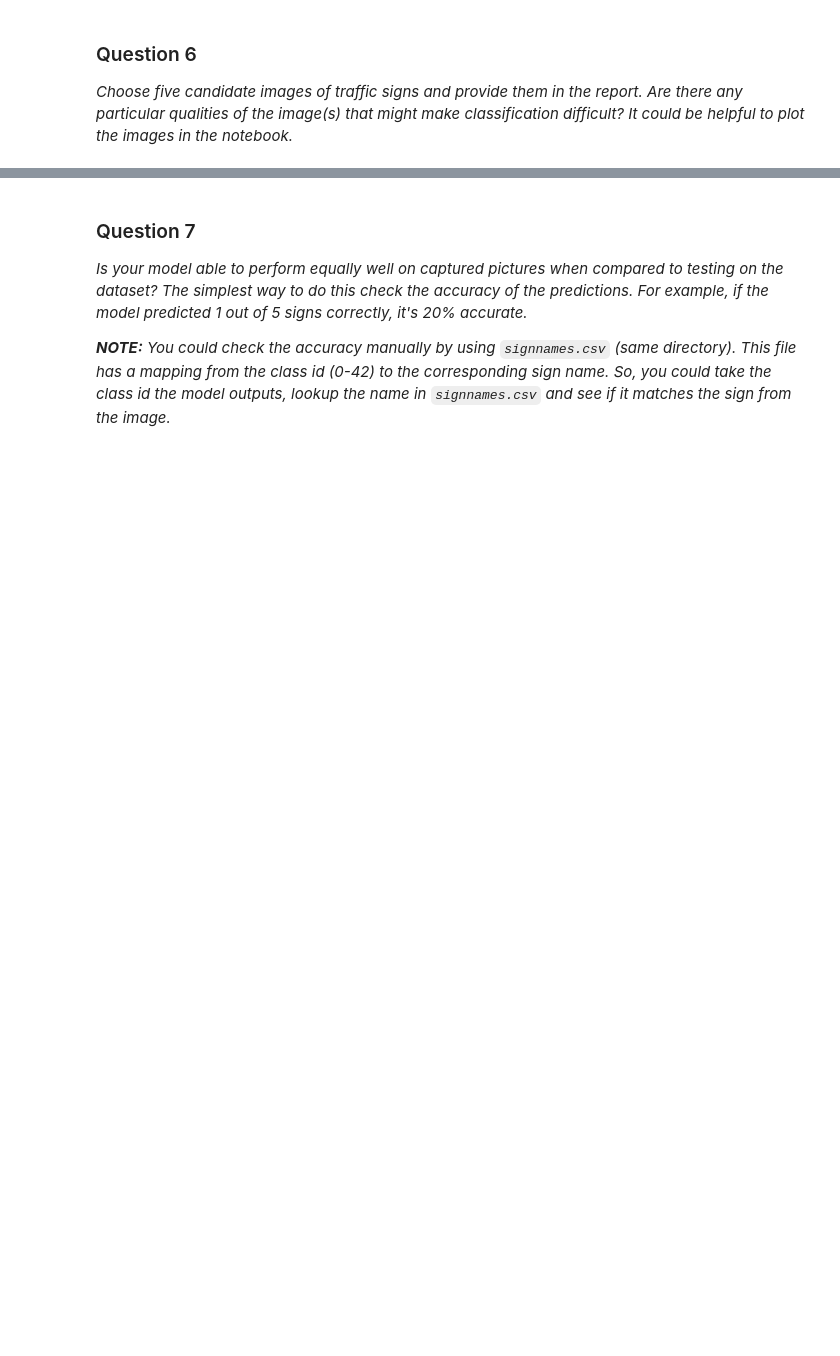
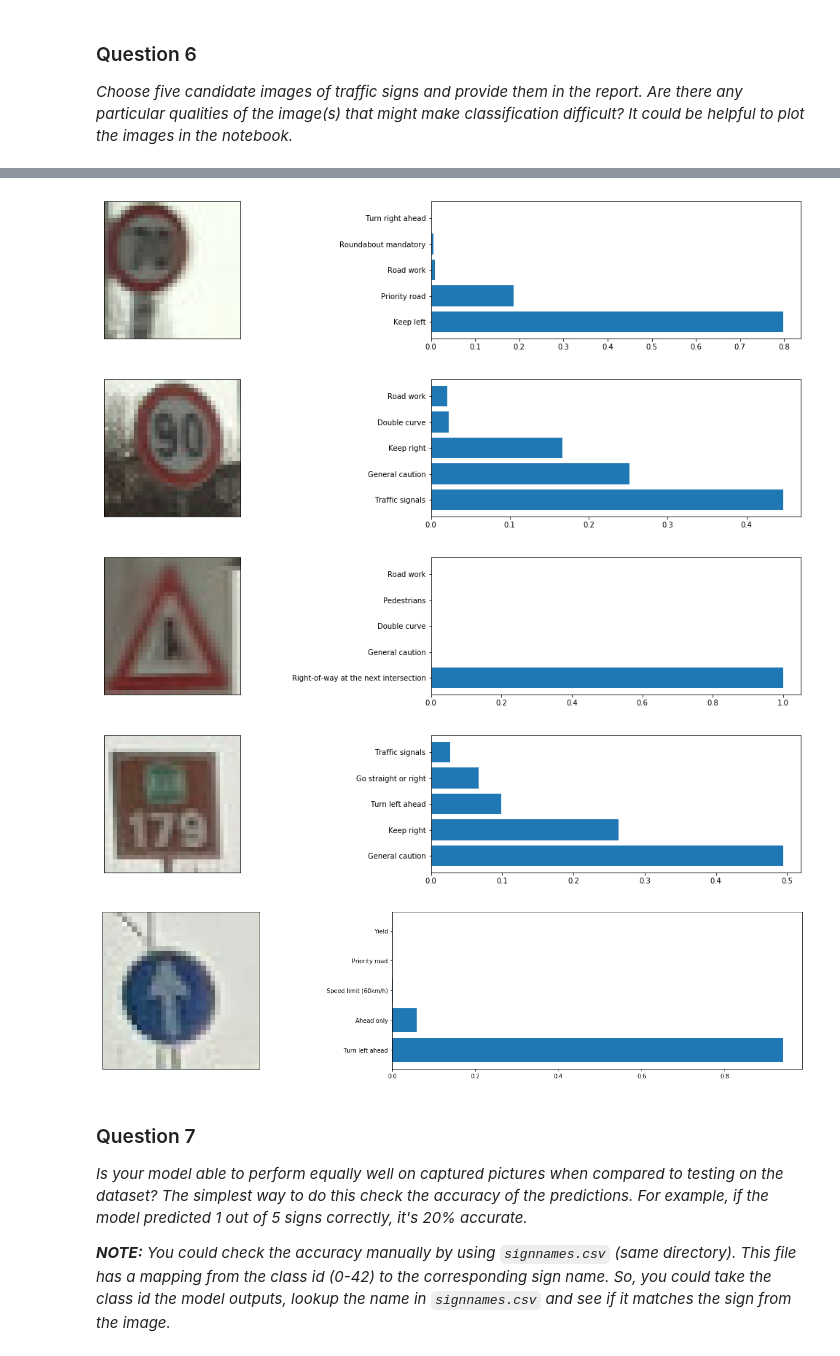
Before and after one commit to firefoxxy8/CarND-Traffic-Sign-Classifier-Project, a Jupyter notebook: Traffic_Sign_Classifier.ipynb, the cells around one changed output, grey strips where cells are left out. Cells and saved outputs as stored; diff of their text form; code cells hidden in the pictures; blank space fills up the shorter version.

```diff
--- a/Traffic_Sign_Classifier.ipynb
+++ b/Traffic_Sign_Classifier.ipynb
@@ -560,3 +676,44 @@ _Choose five candidate images of traffic signs and provide them in the report. A
+# %%
+# get the softmax probabilities for n best prediction probabilities.
+predict_no = 5
+with tf.Session() as sess:
+    new_saver = tf.train.import_meta_graph('sign_classify.ckpt.meta')
+    new_saver.restore(sess, tf.train.latest_checkpoint('./'))
+
+    # model evaluation
+    prediction = tf.nn.softmax(logits)
+
+    test_prediction = sess.run(tf.nn.top_k(
+        prediction,k=predict_no),
+        feed_dict={x: test_imgs_gray , keep_prob: 1.0})
+
+# print('Predictions: {}'.format(test_prediction))
+# %%
+# plot visualization of softmax probabilities
+index = np.arange(predict_no)
+probabilities, predict_classes = test_prediction
+
+candidates = [1,2,3,4,5]
+for i,im in enumerate(candidates):
+    fig = plt.figure(figsize=(20, 20))
+    plt.subplot(5,2,(i+1)*2-1)
+    plt.imshow(disp_imgs[im])
+    plt.xticks(np.array([]))
+    plt.yticks(np.array([]))
+
+
+    plt.subplot(5,2,(i+1)*2)
+    plt.barh(index, probabilities[im], align='center')
+    plt.yticks(index,[class_names[str(predict_classes[im][i])] for i in index] )
+#     plt.axis([0,1,-0.5,2.5])
+
+plt.tight_layout()
+# %% [output]
+[figure, added]
+[figure, added]
+[figure, added]
+[figure, added]
+[figure, added]
 # %% [markdown]
 ### Question 7
 
```
Also changed, not shown: parts of 42 cells of this notebook, 7 other files.
